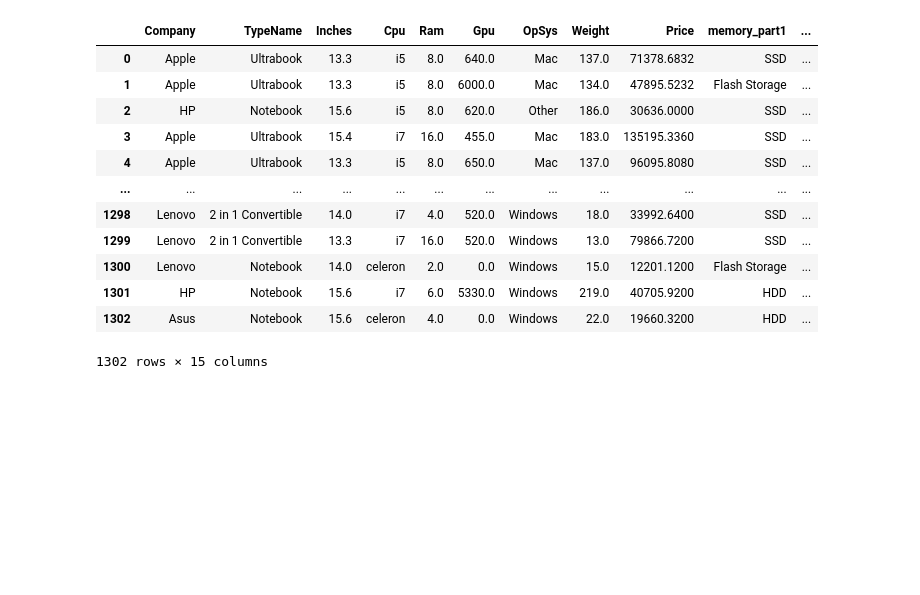
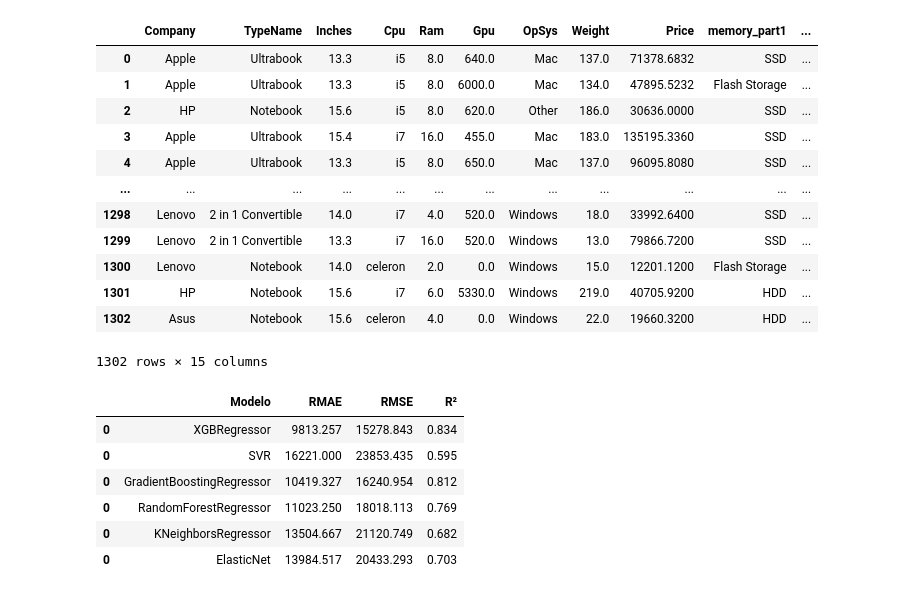
Before and after one commit to filmateus/Dados_Estatistica, a Jupyter notebook: Laptop_price_predicton.ipynb, the cells around one changed output. Saved outputs shown, nothing was run; the diff lists cells and outputs as text; code cells hidden in the pictures; blank space fills up the shorter version.

Commit message:
models

```diff
--- a/Laptop_price_predicton.ipynb
+++ b/Laptop_price_predicton.ipynb
@@ -55,3 +46,19 @@ sep = r'/'
+# %%
+models = ['Elastic Net', 'KNeighbors Regressor',
+          'Random Forest Regressor',
+          'Gradient Boosting Regressor',
+          'SVM', 'XGB Regressor']
+
+
+# Path to local folder
+# path_data = r'D:\OneDrive\DEV\Dados_Estatistica\Model_Notebook_price'
+
+# Ensure the directory exists
+output_dir = 'Model_Notebook_price'
+if not os.path.exists(output_dir):
+    os.makedirs(output_dir)
+
+# sep = r'/'
 # %%
 df = pd.read_csv("laptop_data.csv")
 df.head()
@@ -153,15 +160,17 @@ df
 | 1302 | Asus | Notebook | 15.6 | celeron | 4.0 | 0.0 | Windows | 22.0 | 19660.3200 | HDD | ... |
 1302 rows × 15 columns
 # %%
-def fun_metrics(y_test, y_pred,  metrics, model):
-    rmse = round(np.sqrt(mean_absolute_error(y_test, y_pred)), 3)
+def fun_metrics(y_test, y_pred,  metricas, model):
+    rmae = round(mean_absolute_error(y_test, y_pred), 3),
+    rmse = round(root_mean_squared_error(y_test, y_pred), 3),
     r2 = round(r2_score(y_test, y_pred), 3)
 
-    met = {'Modelo': [model],
-           'RMSE': [rmse],
-           'R²':[r2]}
+    met = {'Modelo': model,
+           'RMAE': rmae,
+           'RMSE': rmse,
+           'R²':r2}
 
     metrica  = pd.DataFrame(data = met)
-    metricas = pd.concat(['metrica', 'metricas'])
+    metricas = pd.concat([metrica, metricas])
 
     return metricas
@@ -284,0 +296,12 @@ def func_models(df,  model):
+# %%
+metricas, best_params =  func_models(df, models)
+# %%
+metricas
+# %% [output]
+|  | Modelo | RMAE | RMSE | R² |
+| 0 | XGBRegressor | 9813.257 | 15278.843 | 0.834 |
+| 0 | SVR | 16221.000 | 23853.435 | 0.595 |
+| 0 | GradientBoostingRegressor | 10419.327 | 16240.954 | 0.812 |
+| 0 | RandomForestRegressor | 11023.250 | 18018.113 | 0.769 |
+| 0 | KNeighborsRegressor | 13504.667 | 21120.749 | 0.682 |
+| 0 | ElasticNet | 13984.517 | 20433.293 | 0.703 |
```
Also changed, not shown: parts of 4 cells of this notebook.
